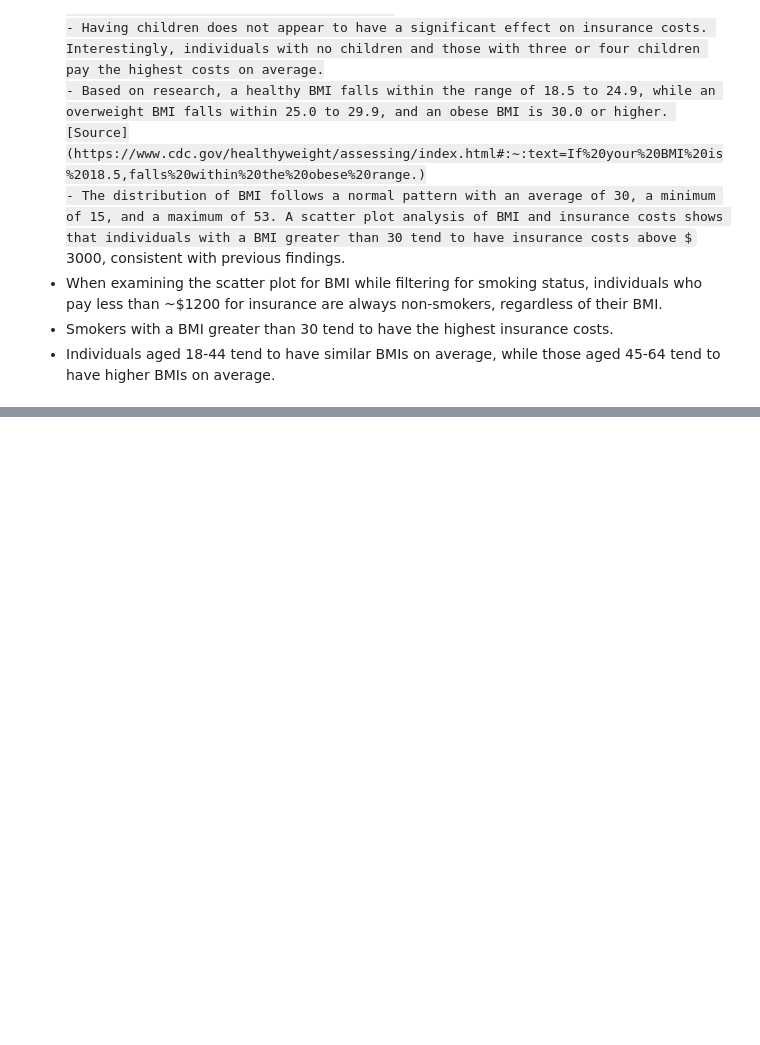
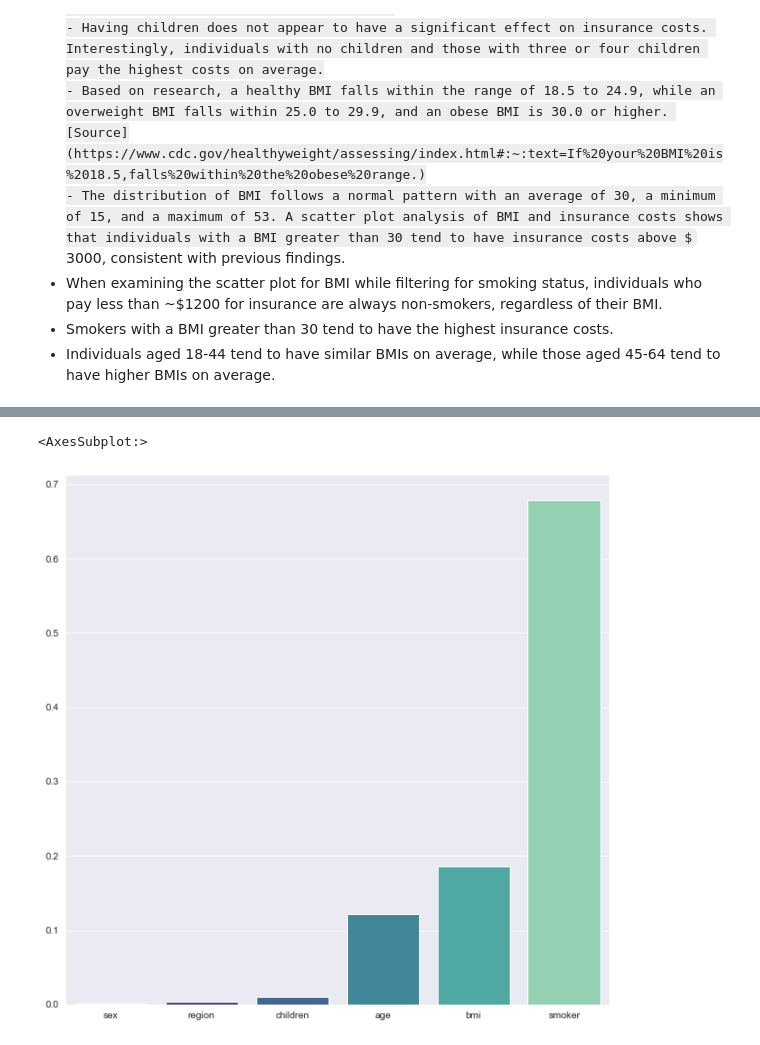
Before and after one commit to utkuozbudak/insurance_forecast, a Jupyter notebook: insurance_forecast.ipynb, the cells around one changed output, grey strips where cells are left out. Drawn from its saved outputs; the diff is of its cells as text; code cells hidden in the pictures; some formulas as TeX source; blank space fills up the shorter version.

```diff
--- a/insurance_forecast.ipynb
+++ b/insurance_forecast.ipynb
@@ -170,0 +264,9 @@ while smokers pay an average of around $3500.
+# %%
+# Let's see the feature importances
+sort_indices = np.argsort(rf_tuned.feature_importances_)
+
+plt.figure(figsize=(10,10))
+sns.barplot(x=data.drop('charges', axis=1).columns[sort_indices], y=rf_tuned.feature_importances_[sort_indices], palette="mako")
+# %% [output]
+<AxesSubplot:>
+[figure, added]
```
Also changed, not shown: parts of 15 cells of this notebook.
